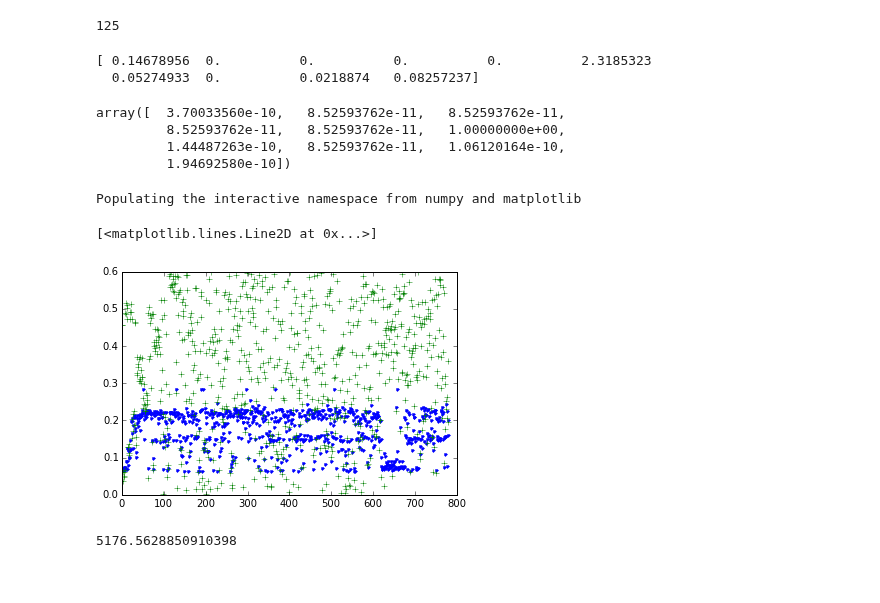
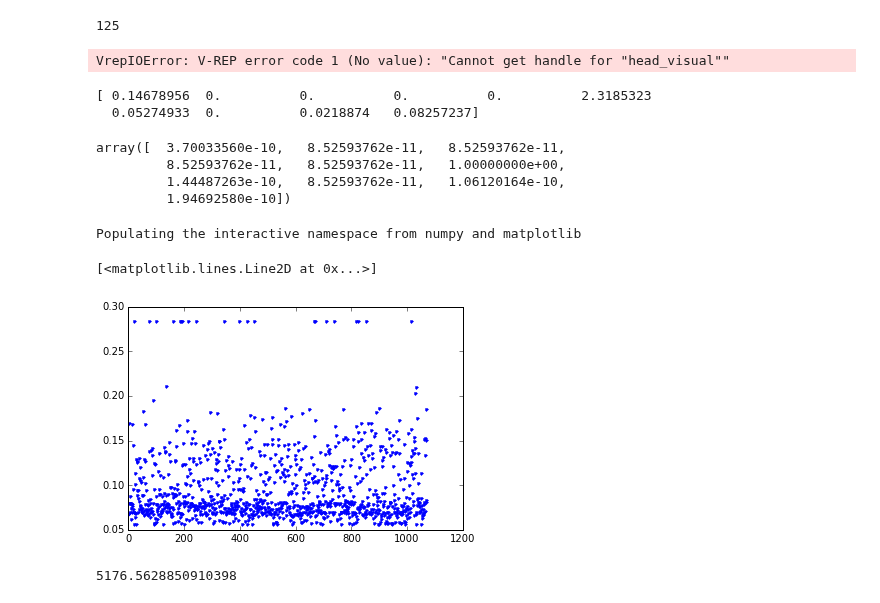
Before and after one commit to flowersteam/explauto, a Jupyter notebook: notebook/monte-ta-tete.ipynb, the cells around one changed output. Drawn from its saved outputs; the diff is of its cells as text; code cells hidden in the pictures.

```diff
--- a/notebook/monte-ta-tete.ipynb
+++ b/notebook/monte-ta-tete.ipynb
@@ -131,8 +131,8 @@ motor_ranges = angle_limits[:, 1] - angle_limits[:, 0]
 poppy_ag = {
 #  'm_mins': [-800] * (n_dmps * n_bfs) + list(default[:n_dmps] - 40.),
 #  'm_maxs': [800] * (n_dmps * n_bfs) + list(default[:n_dmps] + 40.),
-  'm_mins': list([-6000] * (n_dmps * n_bfs)), # + list(angle_limits[:,0]),
-  'm_maxs': list([6000] * (n_dmps * n_bfs)), # + list(angle_limits[:,1]),
+  'm_mins': list([-800] * (n_dmps * n_bfs)) + [-40.] * n_dmps, # + list(angle_limits[:,0]),
+  'm_maxs': list([800] * (n_dmps * n_bfs)) + [40.] * n_dmps, # + list(angle_limits[:,1]),
   's_mins': [0.],
   's_maxs': [0.6]
 }
@@ -148,17 +148,17 @@ from explauto import SensorimotorModel, InterestModel
 from explauto.sensorimotor_model.nearest_neighbor import NearestNeighbor
 # sm = SensorimotorModel.from_configuration(poppy_ag_conf, 'nearest_neighbor')
 sm = NearestNeighbor(poppy_ag_conf, sigma_ratio = 1./16.)
-im = InterestModel.from_configuration(poppy_ag_conf, poppy_ag_conf.s_dims, 'discretized_progress', 'low_card')
+im = InterestModel.from_configuration(poppy_ag_conf, poppy_ag_conf.m_dims, 'random') # 'discretized_progress', 'low_card')
 ag = DmpAgent(None, None, poppy_ag_conf, sm, im)
 # %%
-ag.dmp.used = array([False]*n_dmps + [True]*(n_dmps*n_bfs) + [False]*n_dmps)
+ag.dmp.used = array([False]*n_dmps + [True]*(n_dmps*n_bfs) + [True]*n_dmps)
 
 
 ag.current_m = default[:n_dmps]
 ag.dmp.default = default
 ag.dmp.motor = default
 # %%
-bootstap_range_div = 6.
+bootstap_range_div = 1.
 conf = make_configuration(ag.conf.m_mins/bootstap_range_div, ag.conf.m_maxs / bootstap_range_div, ag.conf.s_mins/bootstap_range_div, ag.conf.s_maxs/bootstap_range_div)
 #t_reset = 0.8
 
@@ -168,6 +168,8 @@ for m in m_rand:
     mov = ag.motor_primitive(m)
     s = env.update(mov)
     ag.sensorimotor_model.update(m, [s[-1]])
+# %% [output]
+VrepIOError: V-REP error code 1 (No value): "Cannot get handle for "head_visual""
 # %%
 w = abs(ag.interest_model.discrete_progress.progress())
 print w
@@ -194,11 +196,11 @@ del im, sm, ag, expe
 # %%
 %pylab inline
 plot(expe.log.logs['perception'][0:], '.b')
-plot(expe.log.logs['choice'][0:], '+g')
+#plot(expe.log.logs['choice'][0:], '+g')
 # %% [output]
 Populating the interactive namespace from numpy and matplotlib
 [<matplotlib.lines.Line2D at 0x...>]
-[figure, old version]
+[figure, new version]
 # %%
 expe.log.logs['inference'].max()
 # %% [output]
```
Also changed, not shown: parts of 13 cells of this notebook.
